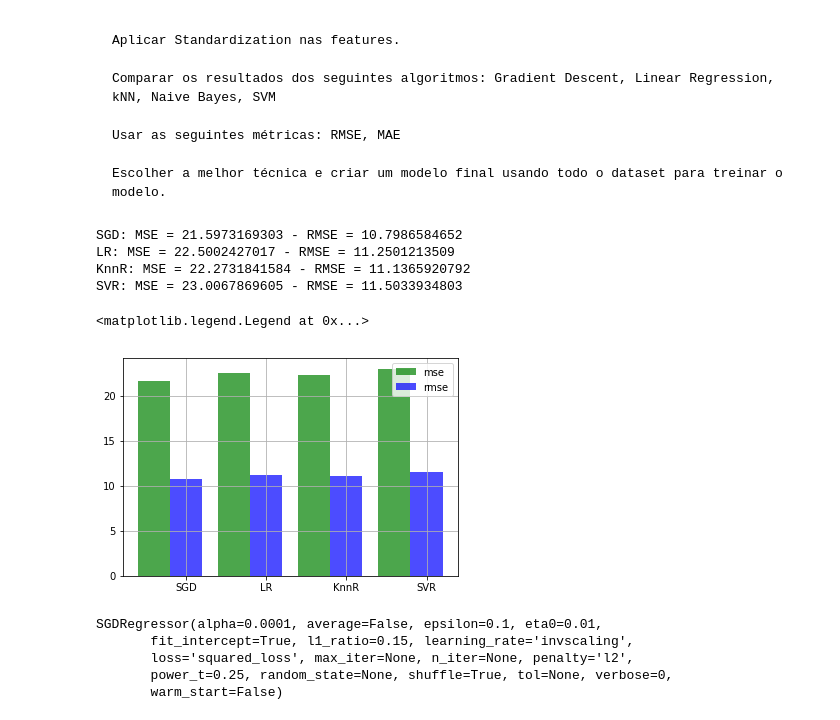
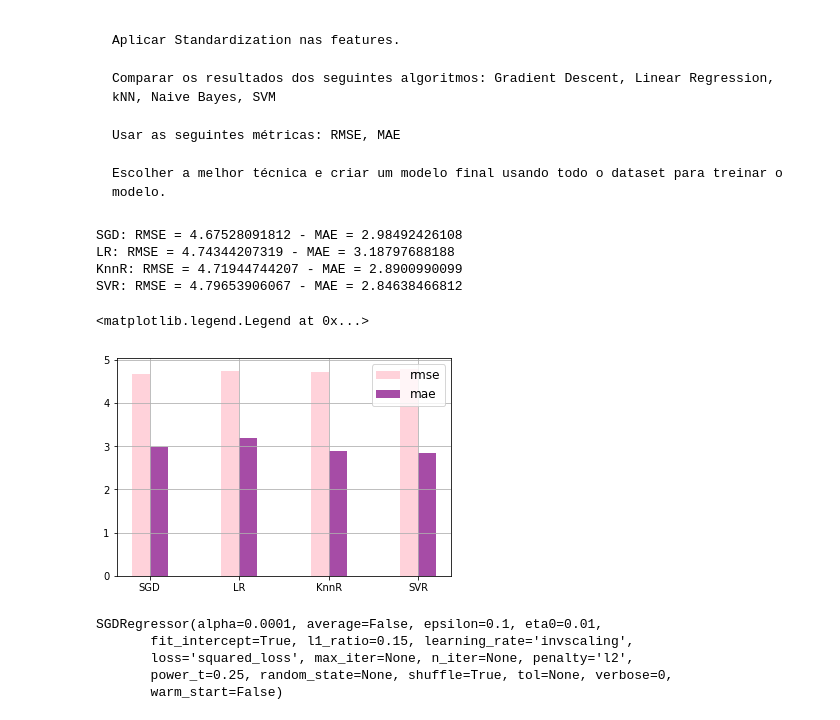
Before and after one commit to RodMdS/Aprendizado_De_Maquina, a Jupyter notebook: Lista07.ipynb, the cells around one changed output. Drawn from its saved outputs; the diff is of its cells as text; code cells hidden in the pictures.

```diff
--- a/Lista07.ipynb
+++ b/Lista07.ipynb
@@ -3,11 +3,14 @@
 import warnings
 warnings.filterwarnings("ignore")
 import numpy as np
+from numpy import sqrt
+from itertools import cycle
 from matplotlib import pyplot as plt
+import matplotlib.pyplot as plt
+plt.rcParams['legend.fontsize'] = 12
 from sklearn.datasets import load_boston, load_breast_cancer
 from sklearn.model_selection import KFold
 from sklearn import preprocessing, svm, metrics as m
-from sklearn.metrics import roc_curve, auc
 from sklearn.naive_bayes import GaussianNB
 from sklearn.neighbors import KNeighborsRegressor, KNeighborsClassifier
 from sklearn.linear_model import LinearRegression, SGDRegressor, LogisticRegression
@@ -49,17 +52,20 @@ X_test_std = std_scale.transform(X_test)
 # Gradient Descent
 sgd = SGDRegressor().fit(X_train_std, y_train)
 y_pred_sgd = sgd.predict(X_test_std)
-mse_sgd = m.mean_squared_error(y_test, y_pred_sgd)
+rmse_sgd = sqrt(m.mean_squared_error(y_test, y_pred_sgd))
+mae_sgd = m.mean_absolute_error(y_test, y_pred_sgd)
 
 # Linear Regression
 lr = LinearRegression().fit(X_train_std, y_train)
 y_pred_lr = lr.predict(X_test_std)
-mse_lr = m.mean_squared_error(y_test, y_pred_lr)
+rmse_lr = sqrt(m.mean_squared_error(y_test, y_pred_lr))
+mae_lr = m.mean_absolute_error(y_test, y_pred_lr)
 
 #KNN Regressor
 knnR = KNeighborsRegressor().fit(X_train_std, y_train)
 y_pred_knnR = knnR.predict(X_test_std)
-mse_knnR = m.mean_squared_error(y_test, y_pred_knnR)
+rmse_knnR = sqrt(m.mean_squared_error(y_test, y_pred_knnR))
+mae_knnR = m.mean_absolute_error(y_test, y_pred_knnR)
 
 #Naive Bayes
 #gnb = GaussianNB().fit(X_train_std, y_train)
@@ -67,7 +73,8 @@ mse_knnR = m.mean_squared_error(y_test, y_pred_knnR)
 #SVM
 svr = svm.SVR(kernel='linear', C=1, gamma='auto').fit(X_train_std, y_train)
 y_pred_svr = svr.predict(X_test_std)
-mse_svr = m.mean_squared_error(y_test, y_pred_svr)
+rmse_svr = sqrt(m.mean_squared_error(y_test, y_pred_svr))
+mae_svr = m.mean_absolute_error(y_test, y_pred_svr)
 
 #print("Gradient Descent: MSE = {} and RMSE = {}".format(mse_sgd, mse_sgd ** 1/2))
 #print("Linear Regression: MSE = {} and RMSE = {}".format(mse_lr, mse_lr ** 1/2))
@@ -75,30 +82,30 @@ mse_svr = m.mean_squared_error(y_test, y_pred_svr)
 #print("E-S V Regression: MSE = {} and RMSE = {}".format(mse_svr, mse_svr ** 1/2))
 # %%
 class_names = ['SGD','LR','KnnR','SVR']
-class_ = [mse_sgd, mse_lr, mse_knnR, mse_svr]
-class_1 = [mse_sgd ** 1/2, mse_lr ** 1/2, mse_knnR ** 1/2, mse_svr ** 1/2]
+class_ = [rmse_sgd, rmse_lr, rmse_knnR, rmse_svr]
+class_1 = [mae_sgd, mae_lr, mae_knnR, mae_svr]
 for i in range(0,len(class_names)):
-    print(class_names[i] + ': MSE = ' + str(class_[i]) + ' - RMSE = ' + str(class_1[i]))
+    print(class_names[i] + ': RMSE = ' + str(class_[i]) + ' - MAE = ' + str(class_1[i]))
 # %% [output]
-SGD: MSE = 21.5973169303 - RMSE = 10.7986584652
-LR: MSE = 22.5002427017 - RMSE = 11.2501213509
-KnnR: MSE = 22.2731841584 - RMSE = 11.1365920792
-SVR: MSE = 23.0067869605 - RMSE = 11.5033934803
+SGD: RMSE = 4.67528091812 - MAE = 2.98492426108
+LR: RMSE = 4.74344207319 - MAE = 3.18797688188
+KnnR: RMSE = 4.71944744207 - MAE = 2.8900990099
+SVR: RMSE = 4.79653906067 - MAE = 2.84638466812
 # %%
 grupos = len(class_names)
 indice = np.arange(grupos)
-bar_larg = 0.4
+bar_larg = 0.2
 transp = 0.7
 
 plt.grid()
-plt.bar(indice, class_, bar_larg, alpha=transp, color='green', label='mse')
-plt.bar(indice + bar_larg, class_1, bar_larg, alpha=transp, color='blue', label='rmse')
+plt.bar(indice, class_, bar_larg, alpha=transp, color='pink', label='rmse')
+plt.bar(indice + bar_larg, class_1, bar_larg, alpha=transp, color='purple', label='mae')
 
-plt.xticks(indice + bar_larg, class_names)
+plt.xticks(indice + bar_larg / 2, class_names)
 plt.legend()
 # %% [output]
 <matplotlib.legend.Legend at 0x...>
-[figure, old version]
+[figure, new version]
 # %%
 # COMO SGD FOI MELHOR
 SGD_final = SGDRegressor().fit(X_boston, y_boston)
```
Also changed, not shown: parts of 5 cells of this notebook.
